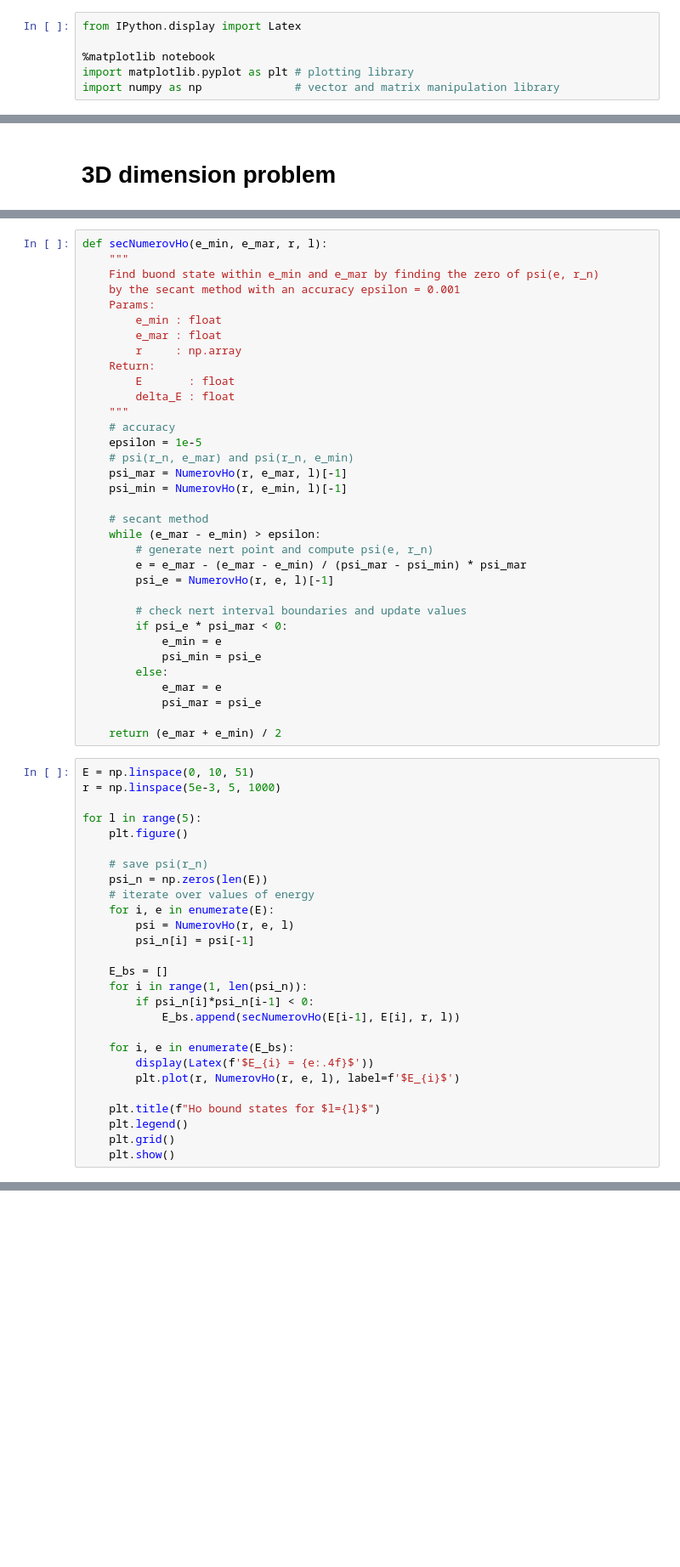
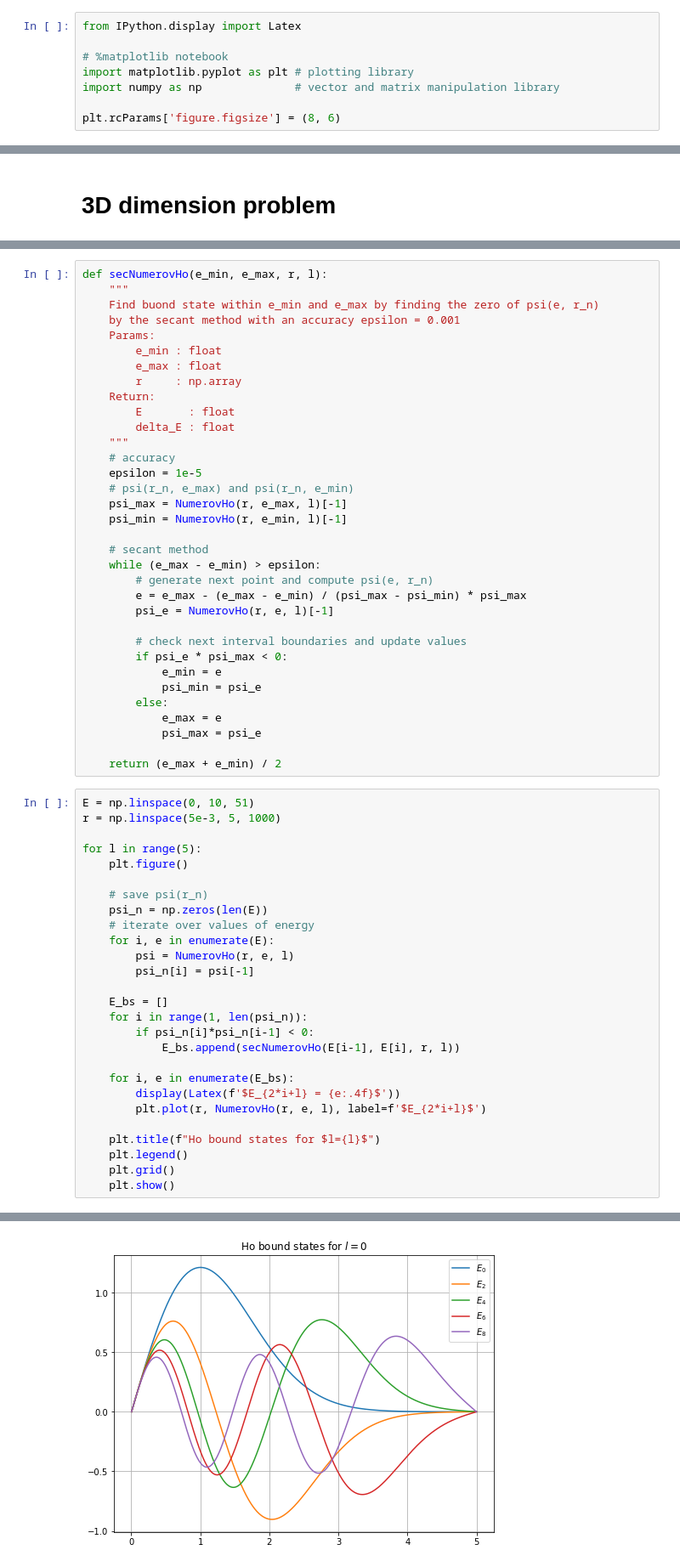
Before and after one commit to muuusso/advanced-computational-physics, a Jupyter notebook: numerov/numerov.ipynb, the cells around one changed output, grey strips where cells are left out. Shown at 85% size. Saved outputs shown, nothing was run; the diff lists cells and outputs as text; blank space fills up the shorter version.

```diff
--- a/numerov/numerov.ipynb
+++ b/numerov/numerov.ipynb
@@ -1,9 +1,11 @@
 # %%
 from IPython.display import Latex
 
-%matplotlib notebook
+# %matplotlib notebook
 import matplotlib.pyplot as plt # plotting library
 import numpy as np              # vector and matrix manipulation library
+
+plt.rcParams['figure.figsize'] = (8, 6)
 # %%
 def k2_1d(x, e):
     return 2*e - x**2
@@ -185,13 +185,13 @@ def NumerovHo(r, e, l=0):
 
     return psi
 # %%
-def secNumerovHo(e_min, e_mar, r, l):
+def secNumerovHo(e_min, e_max, r, l):
     """
-    Find buond state within e_min and e_mar by finding the zero of psi(e, r_n)
+    Find buond state within e_min and e_max by finding the zero of psi(e, r_n)
     by the secant method with an accuracy epsilon = 0.001
     Params:
         e_min : float
-        e_mar : float
+        e_max : float
         r     : np.array
     Return:
         E       : float
@@ -199,25 +199,25 @@ def secNumerovHo(e_min, e_mar, r, l):
     """
     # accuracy
     epsilon = 1e-5
-    # psi(r_n, e_mar) and psi(r_n, e_min)
-    psi_mar = NumerovHo(r, e_mar, l)[-1]
+    # psi(r_n, e_max) and psi(r_n, e_min)
+    psi_max = NumerovHo(r, e_max, l)[-1]
     psi_min = NumerovHo(r, e_min, l)[-1]
 
     # secant method
-    while (e_mar - e_min) > epsilon:
-        # generate nert point and compute psi(e, r_n)
-        e = e_mar - (e_mar - e_min) / (psi_mar - psi_min) * psi_mar
+    while (e_max - e_min) > epsilon:
+        # generate next point and compute psi(e, r_n)
+        e = e_max - (e_max - e_min) / (psi_max - psi_min) * psi_max
         psi_e = NumerovHo(r, e, l)[-1]
 
-        # check nert interval boundaries and update values
-        if psi_e * psi_mar < 0:
+        # check next interval boundaries and update values
+        if psi_e * psi_max < 0:
             e_min = e
             psi_min = psi_e
         else:
-            e_mar = e
-            psi_mar = psi_e
+            e_max = e
+            psi_max = psi_e
 
-    return (e_mar + e_min) / 2
+    return (e_max + e_min) / 2
 # %%
 E = np.linspace(0, 10, 51)
 r = np.linspace(5e-3, 5, 1000)
@@ -238,8 +238,8 @@ for l in range(5):
             E_bs.append(secNumerovHo(E[i-1], E[i], r, l))
 
     for i, e in enumerate(E_bs):
-        display(Latex(f'$E_{i} = {e:.4f}$'))
-        plt.plot(r, NumerovHo(r, e, l), label=f'$E_{i}$')
+        display(Latex(f'$E_{2*i+l} = {e:.4f}$'))
+        plt.plot(r, NumerovHo(r, e, l), label=f'$E_{2*i+l}$')
 
     plt.title(f"Ho bound states for $l={l}$")
     plt.legend()
@@ -257,0 +254 @@ $E_4 = 9.5610$
+[figure, added]
```
Also changed, not shown: parts of 3 cells of this notebook, 1 other file.
